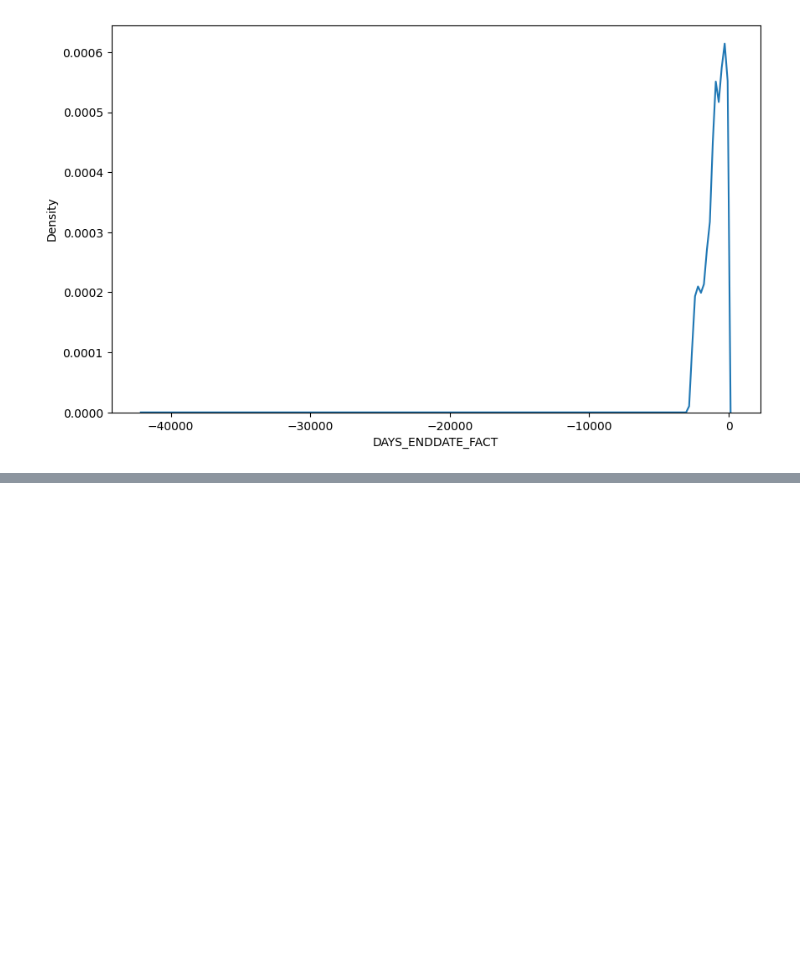
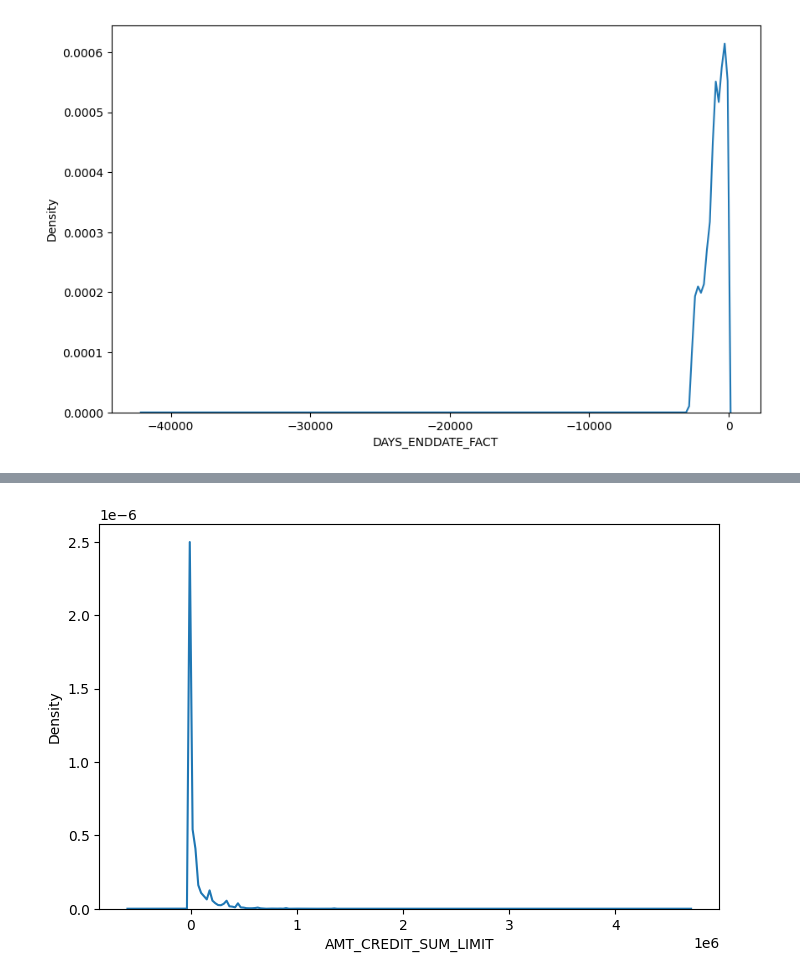
Before and after one commit to Saifansari-ai/Credit_risk_modeling, a Jupyter notebook: additional_data.ipynb, the cells around one changed output, grey strips where cells are left out. Saved outputs shown, nothing was run; the diff lists cells and outputs as text; code cells hidden in the pictures; blank space fills up the shorter version.

```diff
--- a/additional_data.ipynb
+++ b/additional_data.ipynb
@@ -217,0 +275,7 @@ bureau.head()
+# %%
+# plot kde plot of AMT_CREDIT_SUM_LIMIT
+plt.figure(figsize=(8,5))
+sns.kdeplot(bureau['AMT_CREDIT_SUM_LIMIT'])
+plt.show()
+# %% [output]
+[figure, added]
```
Also changed, not shown: parts of 56 cells of this notebook.
